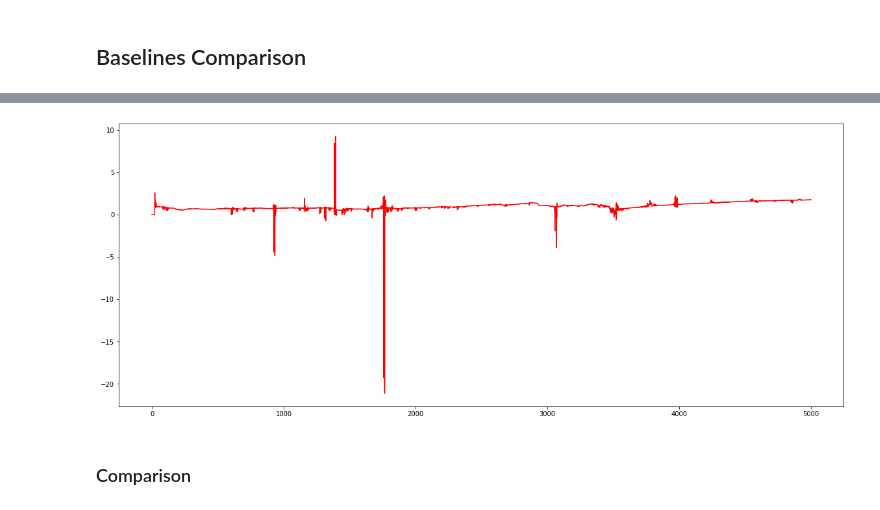
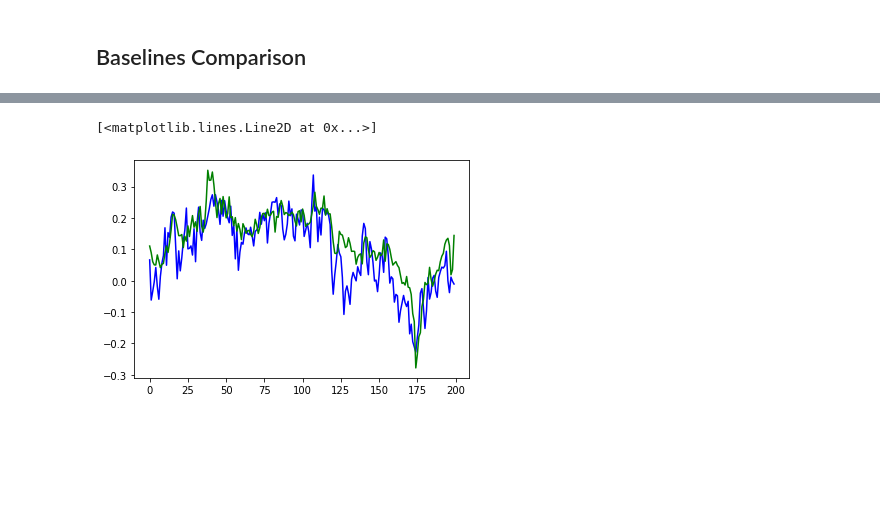
Before and after one commit to isVy08/ESTF, a Jupyter notebook: viz.ipynb, the cells around one changed output, grey strips where cells are left out. Drawn from its saved outputs; the diff is of its cells as text; code cells hidden in the pictures; blank space fills up the shorter version.

```diff
--- a/viz.ipynb
+++ b/viz.ipynb
@@ -135,3 +145,10 @@ def load_outputs(path):
 # %%
-input, pred, label = load_outputs('DC-RNN/data/STVAR/dcrnn_full_predictions.npz')
+names = ['DC-RNN', 'FC-GAGA', 'GMAN', 'ConvLSTM']
+preds = []
+labels = []
+for name in names:
+    print(name)
+    p, l = load_outputs(f'{name}/data/{dataset}/full_predictions.npz', n, horizon, loc)
+    preds.append(p)
+    labels.append(l)
 # %% [output]
@@ -141,3 +163,4 @@ pred, label = pred.swapaxes(0,1), label.swapaxes(0,1)
+# %%
+i = 10
 # %%
-predictions = aggregate(pred.reshape(-1, 30))
-labels = aggregate(label.reshape(-1, 30))
+labels[0][i, 10], labels[1][i, 10], labels[2][i, 10], labels[3][i, 10]
@@ -158,3 +178,0 @@ input, pred, label = load_outputs('FC-GAGA/data/stvar/full_predictions.npz')
-# %%
-predictions = aggregate(pred.reshape(-1, 30))
-labels = aggregate(label.reshape(-1, 30))
@@ -169,13 +178,0 @@ plot_forecast(labels, predictions, 6, 5, 0, 7320)
-# %%
-plt.figure(figsize=(20,8))
-location_id = 10
-from_, to_ = 0, 5000
-# plt.plot(labels[location_id, from_:to_] , c='blue')
-plt.plot(predictions[location_id, from_:to_], c='red')
-# plt.plot(data[20, from_+20:to_+20], c='black')
-
-plt.show()
-# %% [output]
-[figure, removed]
-# %% [markdown]
-### Comparison
@@ -190,0 +179,9 @@ plt.show()
+# %%
+plt.plot(labels[1][i, 300:500], color='blue')
+# plt.plot(preds[0][i, 300:500], color='red')
+plt.plot(preds[1][i, 300:500], color='green')
+# plt.plot(preds[2][i, 300:500], color='pink')
+# plt.plot(preds[3][i, 300:500], color='black')
+# %% [output]
+[<matplotlib.lines.Line2D at 0x...>]
+[figure, added]
```
Also changed, not shown: parts of 23 cells of this notebook, 5 other files.
